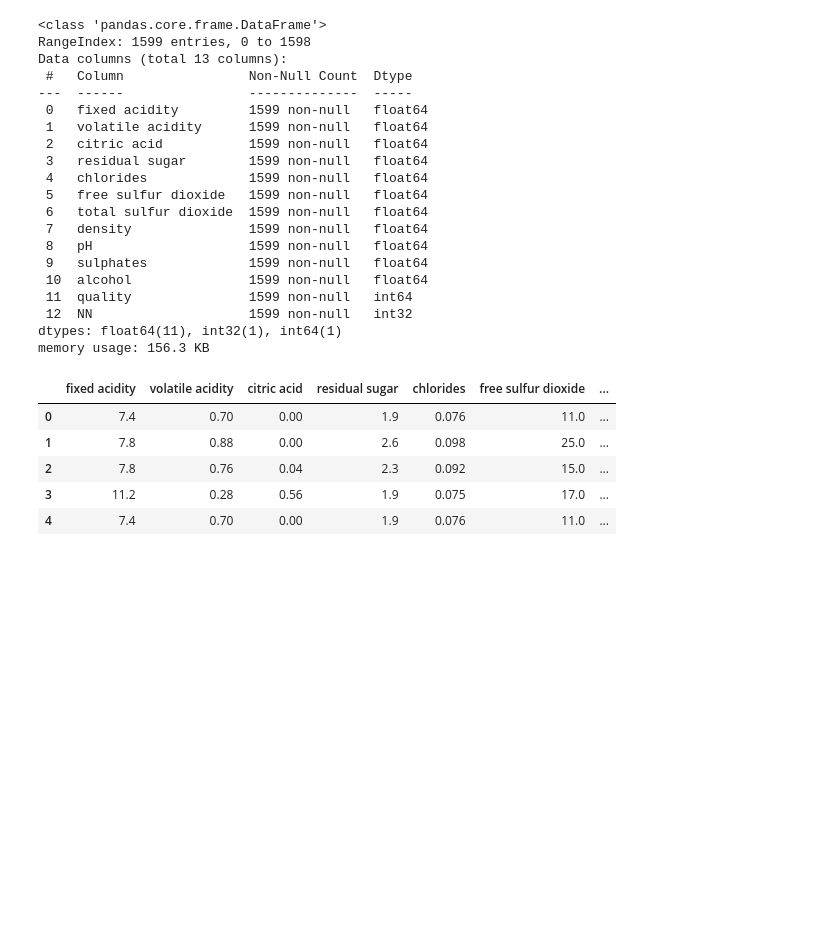
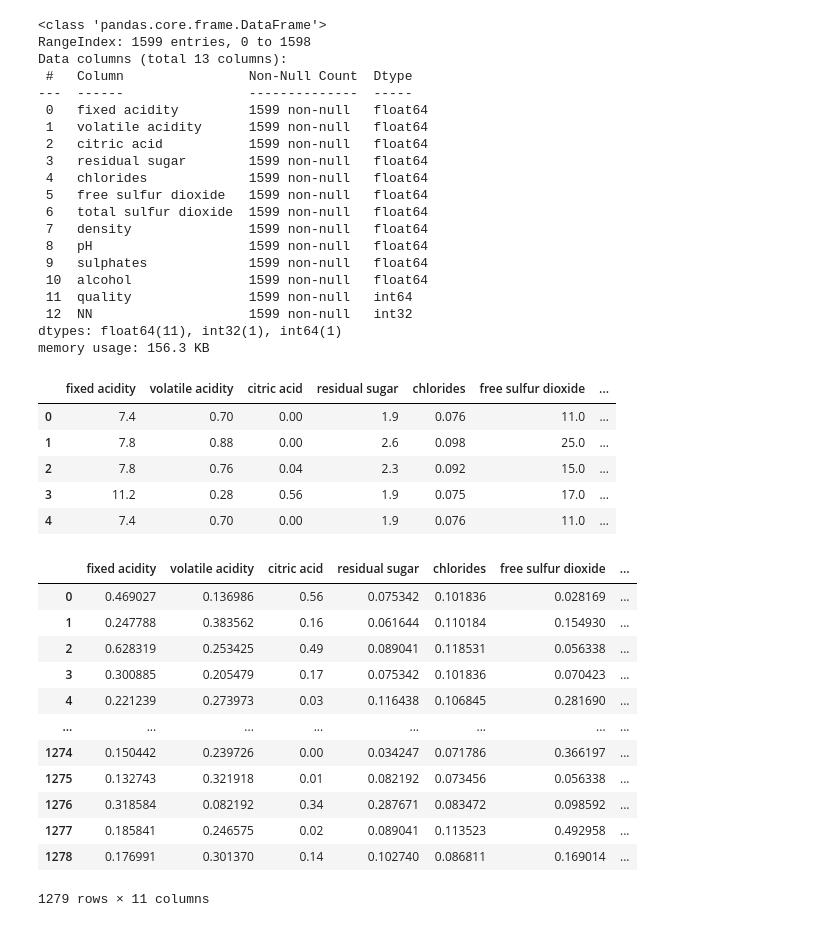
Before and after one commit to isoori/Red-Wine-Quality, a Jupyter notebook: Red Wine Quality.ipynb, the cells around one changed output. Cells and saved outputs as stored; diff of their text form; code cells hidden in the pictures; blank space fills up the shorter version.

```diff
--- a/Red Wine Quality.ipynb
+++ b/Red Wine Quality.ipynb
@@ -200,0 +203,16 @@ xts_scalled = pd.DataFrame(data=scaller.transform(x))
+# %%
+xtr_scalled
+# %% [output]
+|  | fixed acidity | volatile acidity | citric acid | residual sugar | chlorides | free sulfur dioxide | ... |
+| 0 | 0.469027 | 0.136986 | 0.56 | 0.075342 | 0.101836 | 0.028169 | ... |
+| 1 | 0.247788 | 0.383562 | 0.16 | 0.061644 | 0.110184 | 0.154930 | ... |
+| 2 | 0.628319 | 0.253425 | 0.49 | 0.089041 | 0.118531 | 0.056338 | ... |
+| 3 | 0.300885 | 0.205479 | 0.17 | 0.075342 | 0.101836 | 0.070423 | ... |
+| 4 | 0.221239 | 0.273973 | 0.03 | 0.116438 | 0.106845 | 0.281690 | ... |
+| ... | ... | ... | ... | ... | ... | ... | ... |
+| 1274 | 0.150442 | 0.239726 | 0.00 | 0.034247 | 0.071786 | 0.366197 | ... |
+| 1275 | 0.132743 | 0.321918 | 0.01 | 0.082192 | 0.073456 | 0.056338 | ... |
+| 1276 | 0.318584 | 0.082192 | 0.34 | 0.287671 | 0.083472 | 0.098592 | ... |
+| 1277 | 0.185841 | 0.246575 | 0.02 | 0.089041 | 0.113523 | 0.492958 | ... |
+| 1278 | 0.176991 | 0.301370 | 0.14 | 0.102740 | 0.086811 | 0.169014 | ... |
+1279 rows × 11 columns
```
Also changed, not shown: parts of 3 cells of this notebook.
